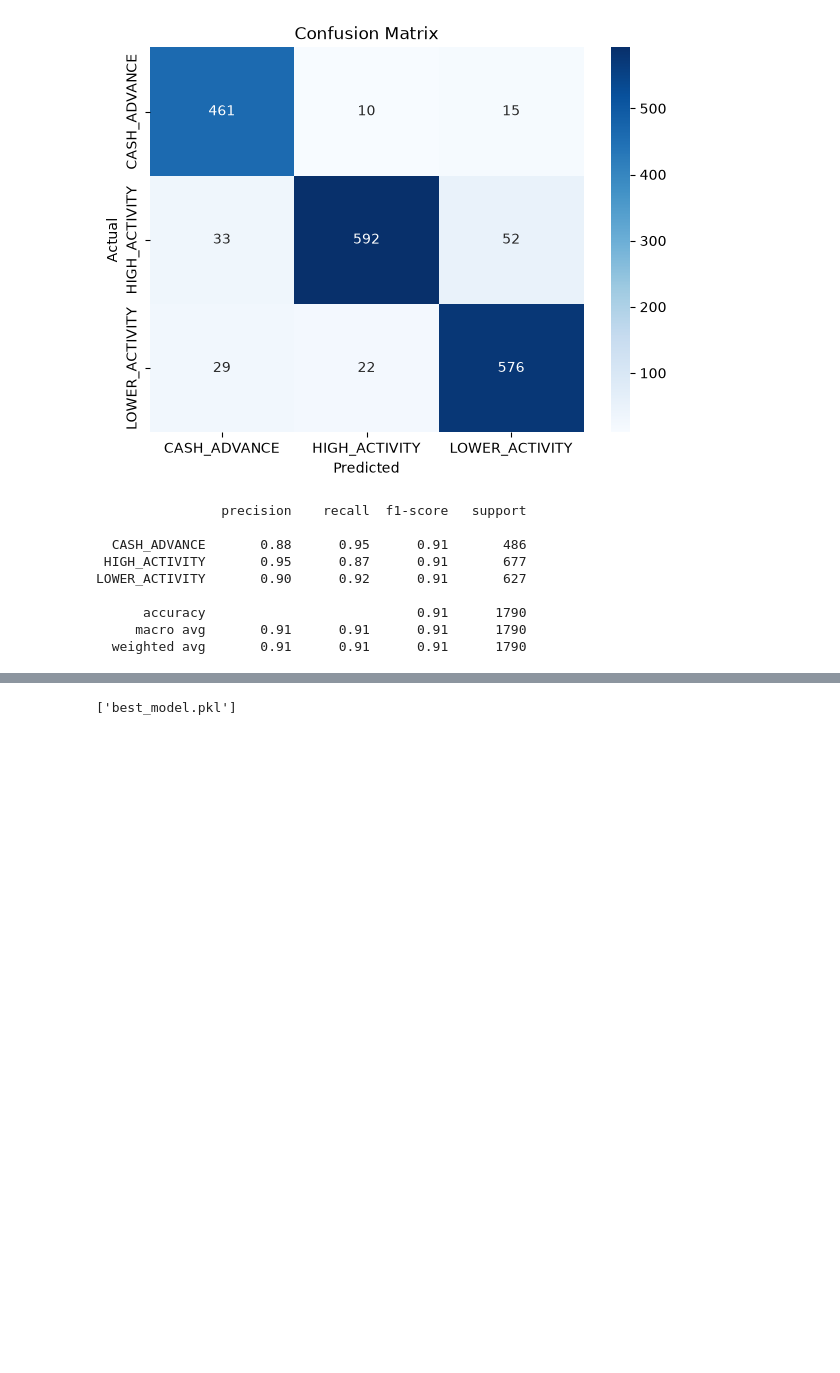
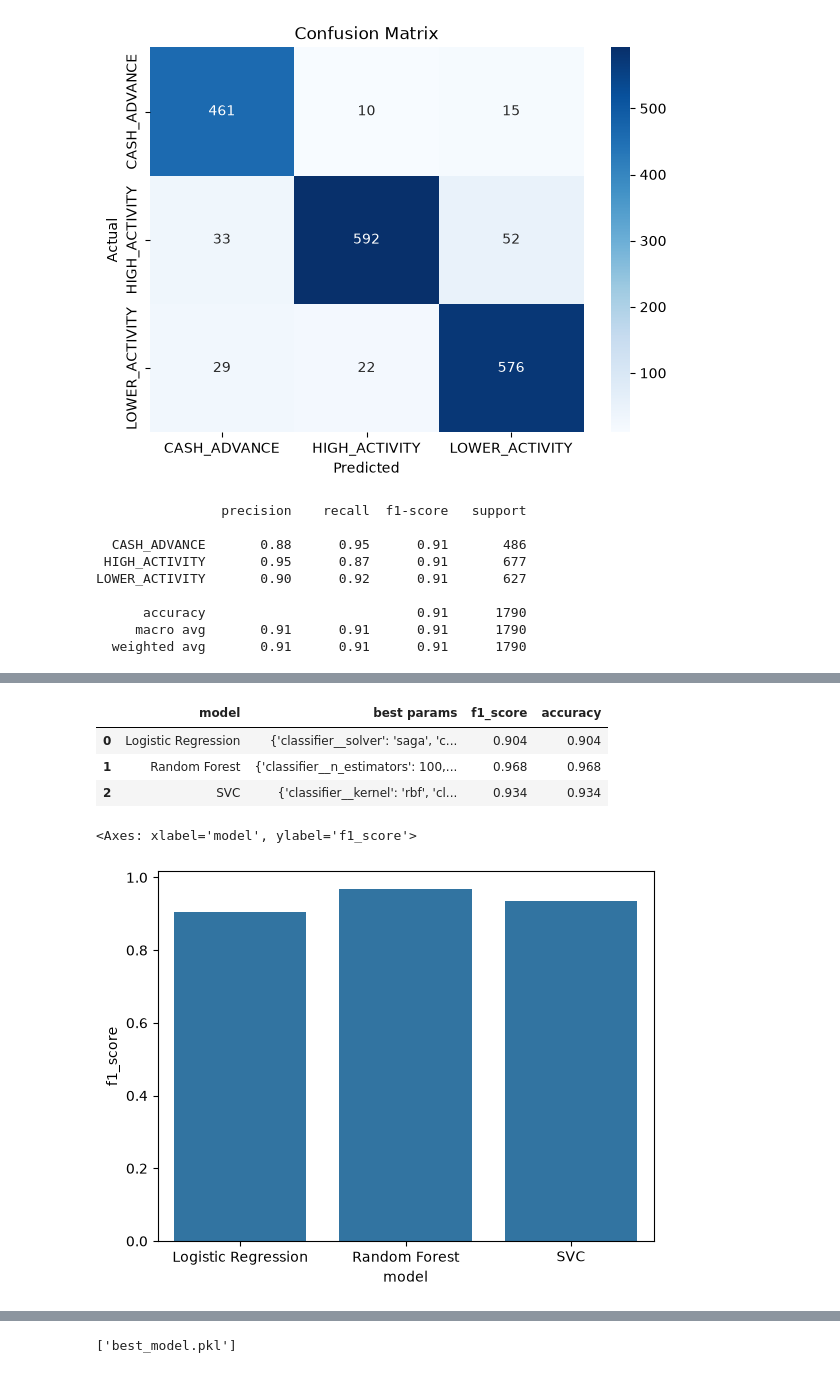
Before and after one commit to d-anasx/segmentation_clients, a Jupyter notebook: notebooks/03_classification.ipynb, the cells around one changed output, grey strips where cells are left out. Saved outputs shown, nothing was run; the diff lists cells and outputs as text; code cells hidden in the pictures; blank space fills up the shorter version.

```diff
--- a/notebooks/03_classification.ipynb
+++ b/notebooks/03_classification.ipynb
@@ -270,3 +334,21 @@ Pipeline(steps=[('scaler', StandardScaler()),
+# %%
+results_df = pd.DataFrame(result)
+results_df
+# %% [output]
+|  | model | best params | f1_score | accuracy |
+| 0 | Logistic Regression | {'classifier__solver': 'saga', 'c... | 0.904 | 0.904 |
+| 1 | Random Forest | {'classifier__n_estimators': 100,... | 0.968 | 0.968 |
+| 2 | SVC | {'classifier__kernel': 'rbf', 'cl... | 0.934 | 0.934 |
+# %%
+results_df['f1_score'] = pd.to_numeric(
+    results_df['f1_score'], errors='coerce'
+)
+
+
+sns.barplot(data=results_df, x='model', y='f1_score')
+# %% [output]
+<Axes: xlabel='model', ylabel='f1_score'>
+[figure, added]
 # %%
 best_model
 # %% [output]
```
Also changed, not shown: parts of 3 cells of this notebook, 41 other files.
